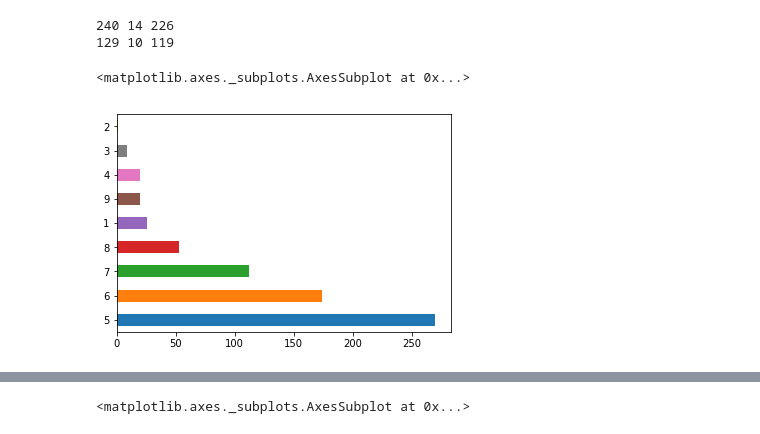
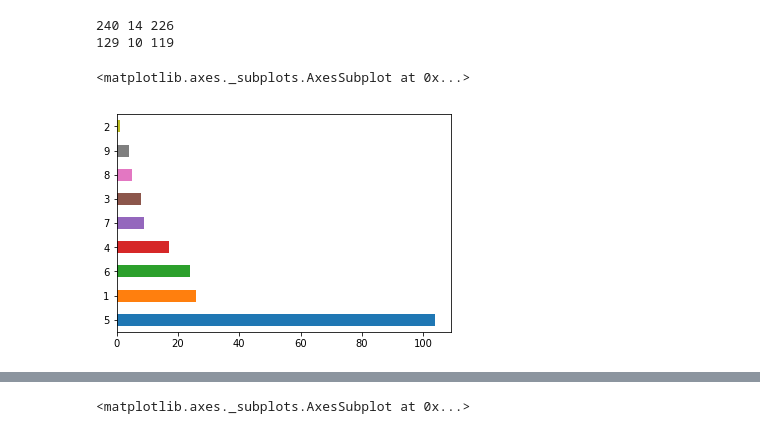
Before and after one commit to Siddharth-Singhs/EXL, a Jupyter notebook: SiddharthNewDataset.ipynb, the cells around one changed output, grey strips where cells are left out. Cells and saved outputs as stored; diff of their text form; code cells hidden in the pictures.

```diff
--- a/SiddharthNewDataset.ipynb
+++ b/SiddharthNewDataset.ipynb
@@ -386,8 +399,8 @@ print(TotalAccident,FraudAccident,NotFraudAccident)
 240 14 226
 129 10 119
 # %%
-customers['AgeOfPolicyHolder'][(customers['FraudFound_P'] == 1)].value_counts().plot('barh')
+customers['AgeOfPolicyHolder'][(customers['FraudFound_P'] == 1) & (customers['Single']==1)].value_counts().plot('barh')
 ## 31 to 35 Year
 # %% [output]
 <matplotlib.axes._subplots.AxesSubplot at 0x...>
-[figure, old version]
+[figure, new version]
```
Also changed, not shown: parts of 12 cells of this notebook, 4 other files.
